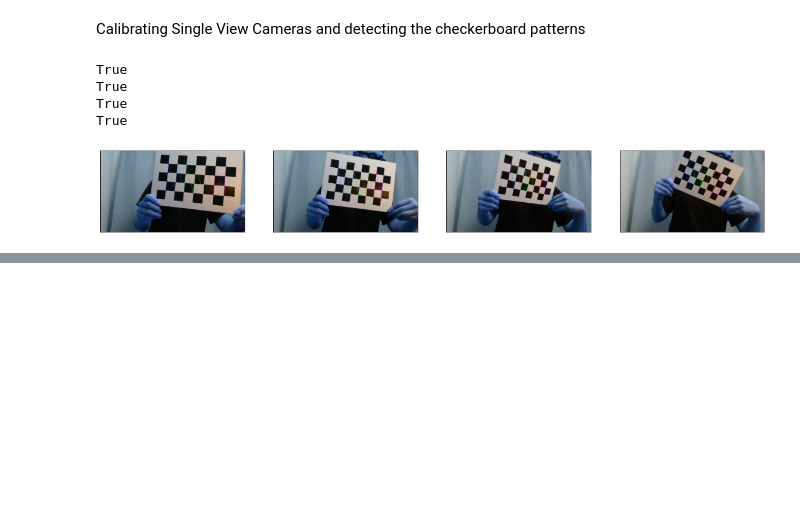
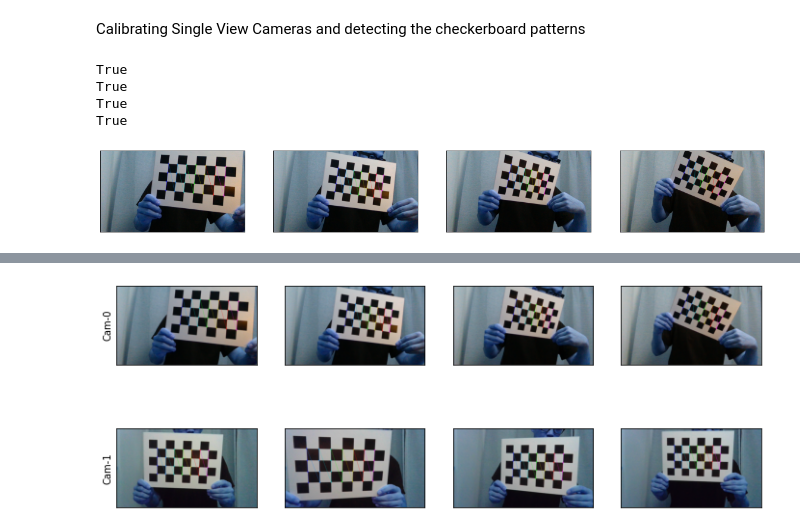
Before and after one commit to mobarakol/computer_vision_tutorial, a Jupyter notebook: Stereo_Camera_Calibration_Triangulation.ipynb, the cells around one changed output, grey strips where cells are left out. Saved outputs shown, nothing was run; the diff lists cells and outputs as text; code cells hidden in the pictures; blank space fills up the shorter version.

```diff
--- a/Stereo_Camera_Calibration_Triangulation.ipynb
+++ b/Stereo_Camera_Calibration_Triangulation.ipynb
@@ -27,8 +29,11 @@ for imname in images_names:
 #Change this if the code can't find the checkerboard
 criteria = (cv.TERM_CRITERIA_EPS + cv.TERM_CRITERIA_MAX_ITER, 30, 0.001)
 
-rows = 5-1 #number of checkerboard rows.
-columns = 8-1 #number of checkerboard columns.
+rows = 5 #number of checkerboard rows.
+columns = 8 #number of checkerboard columns.
+rows = rows - 1 # Number of interior corners along x-axis
+columns = columns - 1  # Number of interior corners along y-axis
+
 world_scaling = 1. #change this to the real world square size. Or not.
 
 #coordinates of squares in the checkerboard world space
@@ -87,0 +84,9 @@ len(images)
+# %%
+ret, mtx, dist, rvecs, tvecs = cv.calibrateCamera(objpoints, imgpoints, (width, height), None, None)
+#RMSE: This gives the per pixel projection error. Anything under 1 is very good.
+print('RMSE, camera matrix, distortion coefficients, per frame rotations and translations')
+print('RMSE (per pixel projection error):\n',ret)
+print('camera matrix:\n',mtx)
+print('distortion:\n',dist)
+print('rotations:\n',rvecs)
+print('translations:\n',tvecs)
@@ -87,0 +113,75 @@ len(images)
+# %%
+import cv2 as cv
+import glob
+import numpy as np
+
+num_img = 4
+fig, ax = plt.subplots(2, num_img, figsize=(3*num_img,5), subplot_kw=dict(xticks=[],yticks=[]))
+
+def calibrate_camera(images_folder, cam=0):
+    images_names = sorted(glob.glob(images_folder))
+    images = []
+    for imname in images_names:
+        im = cv.imread(imname, 1)
+        images.append(im)
+
+    #criteria used by checkerboard pattern detector.
+    #Change this if the code can't find the checkerboard
+    criteria = (cv.TERM_CRITERIA_EPS + cv.TERM_CRITERIA_MAX_ITER, 30, 0.001)
+
+    rows = 5 #number of checkerboard rows.
+    columns = 8 #number of checkerboard columns.
+    rows = rows - 1 # Number of interior corners along x-axis
+    columns = columns - 1  # Number of interior corners along y-axis
+    world_scaling = 1. #change this to the real world square size. Or not.
+
+    #coordinates of squares in the checkerboard world space
+    objp = np.zeros((rows*columns,3), np.float32)
+    objp[:,:2] = np.mgrid[0:rows,0:columns].T.reshape(-1,2)
+    objp = world_scaling* objp
+
+    #frame dimensions. Frames should be the same size.
+    width = images[0].shape[1]
+    height = images[0].shape[0]
+
+    #Pixel coordinates of checkerboards
+    imgpoints = [] # 2d points in image plane.
+
+    #coordinates of the checkerboard in checkerboard world space.
+    objpoints = [] # 3d point in real world space
+
+
+    for idx, frame in enumerate(images):
+        gray = cv.cvtColor(frame, cv.COLOR_BGR2GRAY)
+
+        #find the checkerboard
+        ret, corners = cv.findChessboardCorners(gray, (rows, columns), None)
+
+        if ret == True:
+
+            #Convolution size used to improve corner detection. Don't make this too large.
+            conv_size = (11, 11)
+
+            #opencv can attempt to improve the checkerboard coordinates
+            corners = cv.cornerSubPix(gray, corners, conv_size, (-1, -1), criteria)
+            cv.drawChessboardCorners(frame, (rows,columns), corners, ret)
+            ax[cam, idx].imshow(frame)
+
+            objpoints.append(objp)
+            imgpoints.append(corners)
+    ax[cam,0].set_ylabel('Cam-{}'.format(cam))
+
+
+
+    ret, mtx, dist, rvecs, tvecs = cv.calibrateCamera(objpoints, imgpoints, (width, height), None, None)
+    print('rmse:', ret)
+    print('camera matrix:\n', mtx)
+    print('distortion coeffs:', dist)
+    print('Rs:\n', rvecs)
+    print('Ts:\n', tvecs)
+
+    return mtx, dist
+
+mtx1, dist1 = calibrate_camera(images_folder = 'D2/*', cam = 0)
+mtx2, dist2 = calibrate_camera(images_folder = 'J2/*', cam = 1)
+# %% [output]
@@ -87,0 +205 @@ len(images)
+[figure, added]
```
Also changed, not shown: parts of 13 cells of this notebook.
